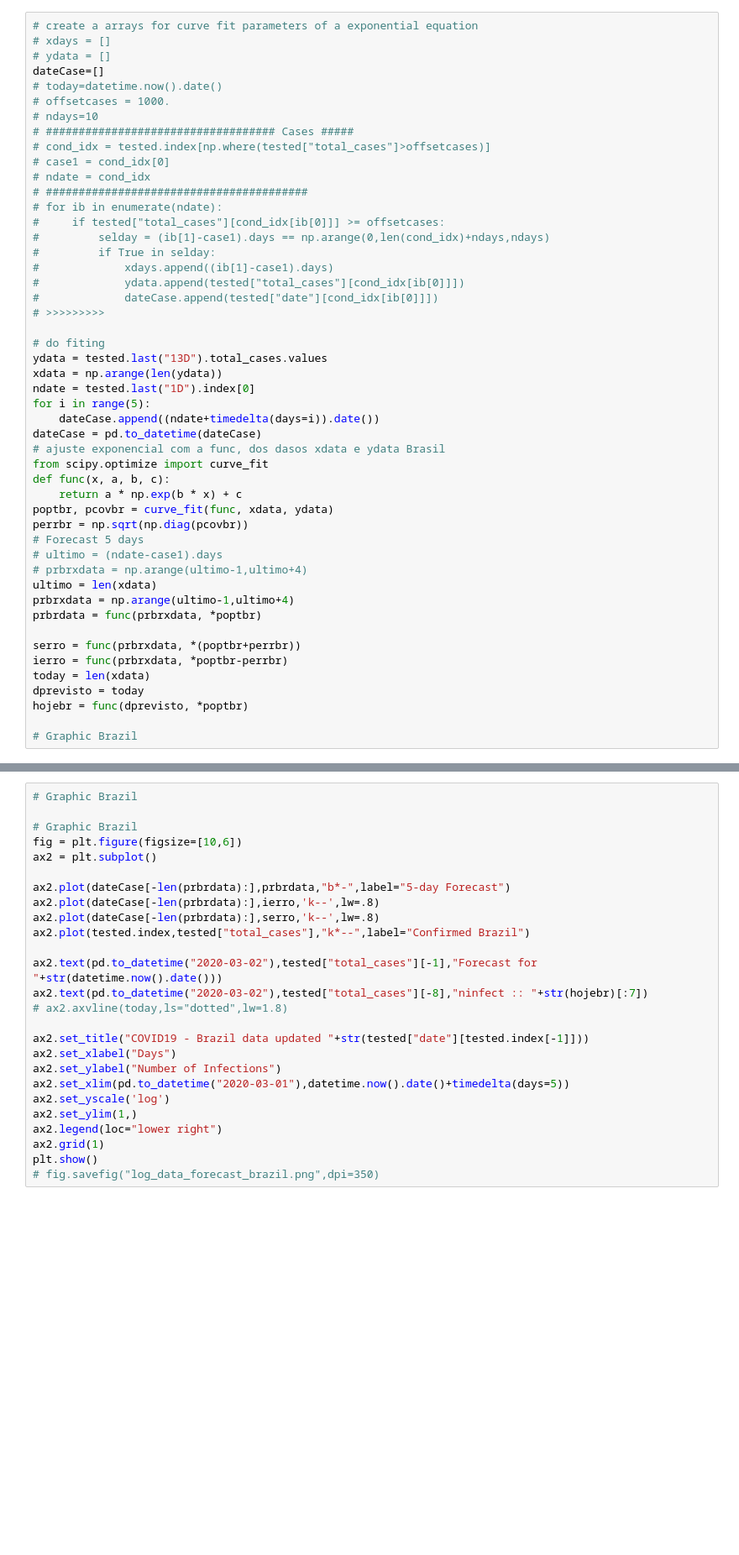
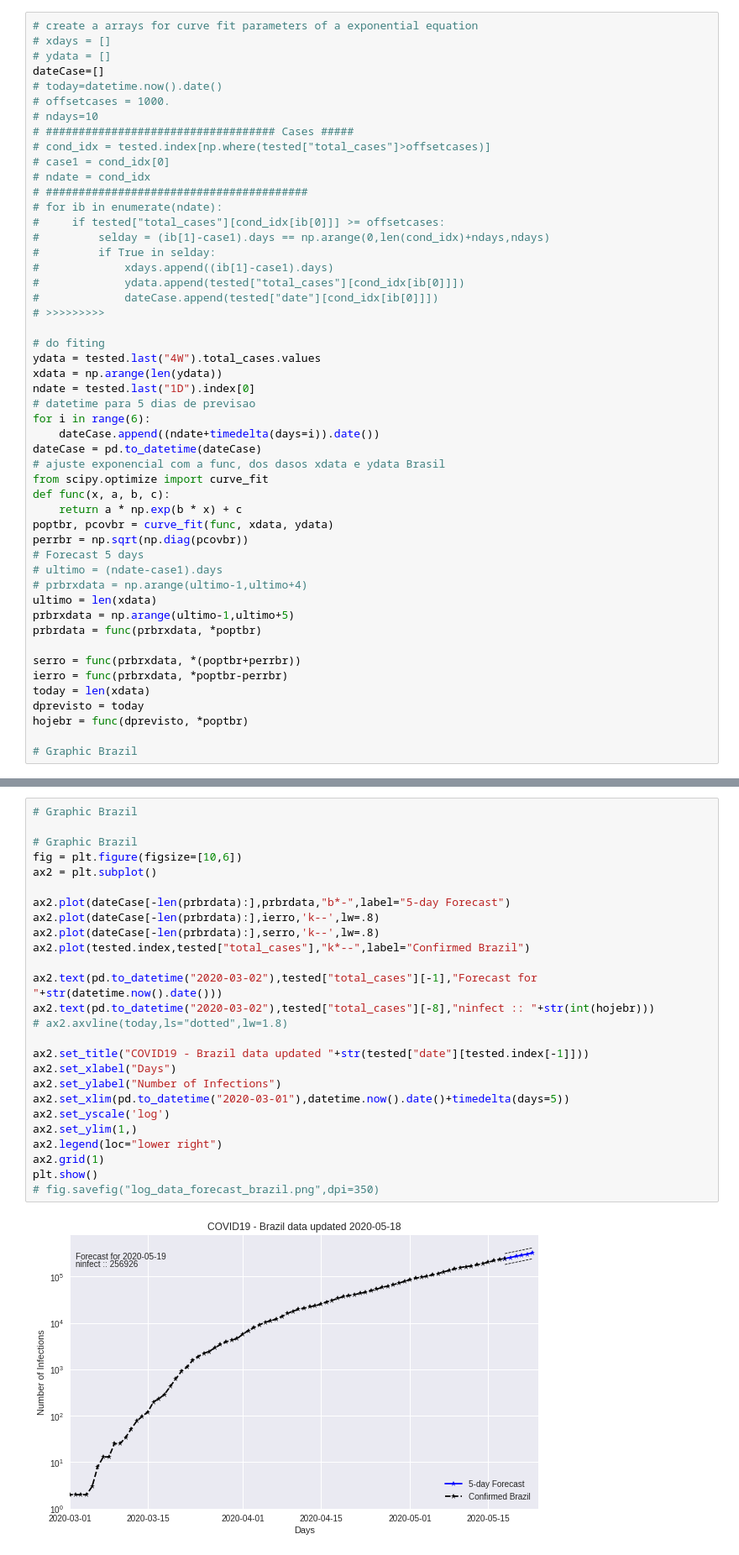
Before and after one commit to cmpaulo/corona, a Jupyter notebook: Corona19-Brazil_projeto.ipynb, the cells around one changed output, grey strips where cells are left out. Shown: that part at 84% size. Cells and saved outputs as stored; diff of their text form; blank space fills up the shorter version.

Commit message:
serveral modifications, include a new folder with images

```diff
--- a/Corona19-Brazil_projeto.ipynb
+++ b/Corona19-Brazil_projeto.ipynb
@@ -56,10 +56,11 @@ dateCase=[]
 # >>>>>>>>>
 
 # do fiting
-ydata = tested.last("13D").total_cases.values
+ydata = tested.last("4W").total_cases.values
 xdata = np.arange(len(ydata))
 ndate = tested.last("1D").index[0]
-for i in range(5):
+# datetime para 5 dias de previsao
+for i in range(6):
     dateCase.append((ndate+timedelta(days=i)).date())
 dateCase = pd.to_datetime(dateCase)
 # ajuste exponencial com a func, dos dasos xdata e ydata Brasil
@@ -72,7 +73,7 @@ perrbr = np.sqrt(np.diag(pcovbr))
 # ultimo = (ndate-case1).days
 # prbrxdata = np.arange(ultimo-1,ultimo+4)
 ultimo = len(xdata)
-prbrxdata = np.arange(ultimo-1,ultimo+4)
+prbrxdata = np.arange(ultimo-1,ultimo+5)
 prbrdata = func(prbrxdata, *poptbr)
 
 serro = func(prbrxdata, *(poptbr+perrbr))
@@ -85,29 +131,31 @@ hojebr = func(dprevisto, *poptbr)
 # %%
 # Graphic Brazil
 
 # Graphic Brazil
 fig = plt.figure(figsize=[10,6])
 ax2 = plt.subplot()
 
 ax2.plot(dateCase[-len(prbrdata):],prbrdata,"b*-",label="5-day Forecast")
 ax2.plot(dateCase[-len(prbrdata):],ierro,'k--',lw=.8)
 ax2.plot(dateCase[-len(prbrdata):],serro,'k--',lw=.8)
 ax2.plot(tested.index,tested["total_cases"],"k*--",label="Confirmed Brazil")
 
 ax2.text(pd.to_datetime("2020-03-02"),tested["total_cases"][-1],"Forecast for "+str(datetime.now().date()))
-ax2.text(pd.to_datetime("2020-03-02"),tested["total_cases"][-8],"ninfect :: "+str(hojebr)[:7])
+ax2.text(pd.to_datetime("2020-03-02"),tested["total_cases"][-8],"ninfect :: "+str(int(hojebr)))
 # ax2.axvline(today,ls="dotted",lw=1.8)
 
 ax2.set_title("COVID19 - Brazil data updated "+str(tested["date"][tested.index[-1]]))
 ax2.set_xlabel("Days")
 ax2.set_ylabel("Number of Infections")
 ax2.set_xlim(pd.to_datetime("2020-03-01"),datetime.now().date()+timedelta(days=5))
 ax2.set_yscale('log')
 ax2.set_ylim(1,)
 ax2.legend(loc="lower right")
 ax2.grid(1)
 plt.show()
 # fig.savefig("log_data_forecast_brazil.png",dpi=350)
+# %% [output]
+[figure, added]
 # %%
 #  Countreis of South America
 ############################SA##############
```
Also changed, not shown: parts of 4 cells of this notebook, 21 other files.
